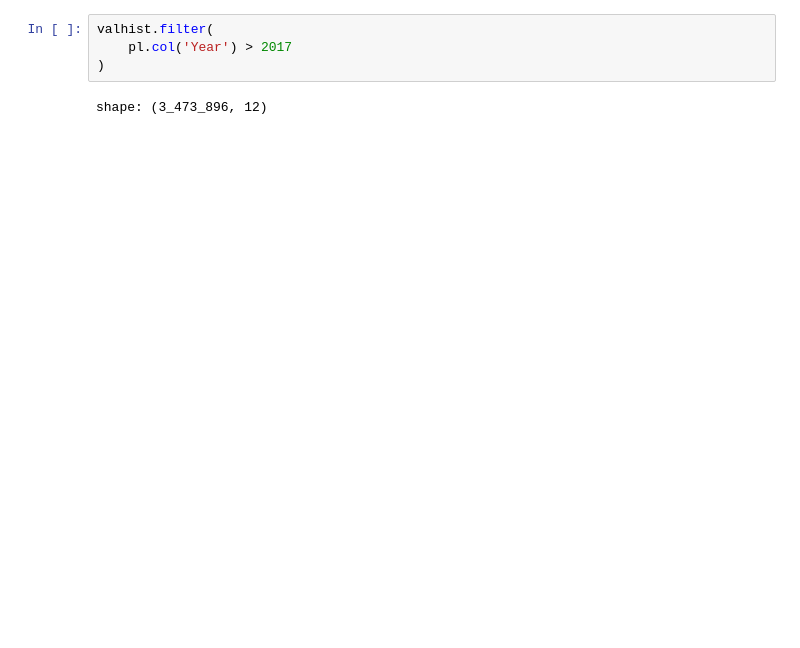
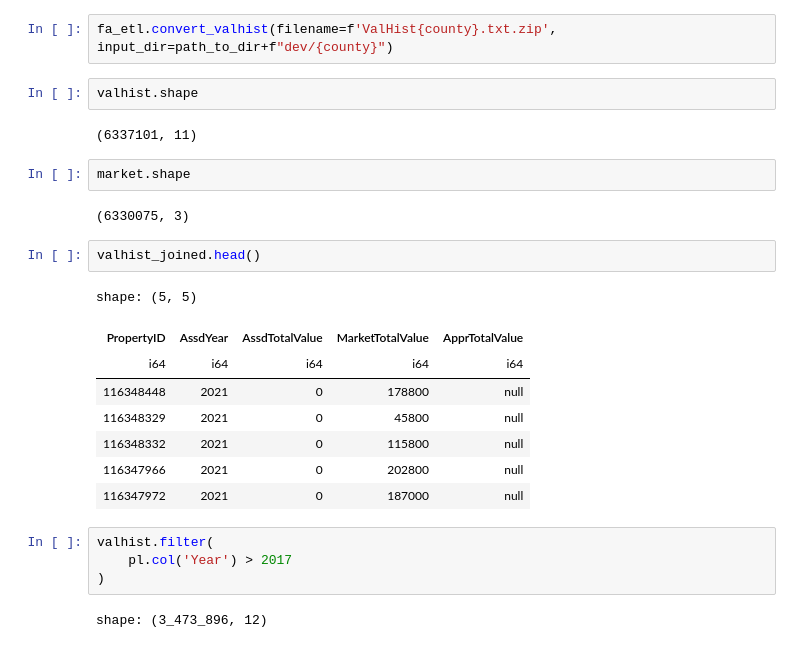
Before and after one commit to mansueto-institute/firstamerican-etl, a Jupyter notebook: scratch.ipynb, the cells around one changed output. Cells and saved outputs as stored; diff of their text form; blank space fills up the shorter version.

```diff
--- a/scratch.ipynb
+++ b/scratch.ipynb
@@ -20,3 +131,24 @@ merged = pl.read_parquet(path_to_dir+f"dev/{county}/unified/merged.parquet")
+# %%
+fa_etl.convert_valhist(filename=f'ValHist{county}.txt.zip', input_dir=path_to_dir+f"dev/{county}")
+# %%
+valhist.shape
+# %% [output]
+(6337101, 11)
+# %%
+market.shape
+# %% [output]
+(6330075, 3)
+# %%
+valhist_joined.head()
+# %% [output]
+shape: (5, 5)
+| PropertyID | AssdYear | AssdTotalValue | MarketTotalValue | ApprTotalValue |
+| i64 | i64 | i64 | i64 | i64 |
+| 116348448 | 2021 | 0 | 178800 | null |
+| 116348329 | 2021 | 0 | 45800 | null |
+| 116348332 | 2021 | 0 | 115800 | null |
+| 116347966 | 2021 | 0 | 202800 | null |
+| 116347972 | 2021 | 0 | 187000 | null |
 # %%
 valhist.filter(
     pl.col('Year') > 2017
```
Also changed, not shown: parts of 8 cells of this notebook, 1 other file.
